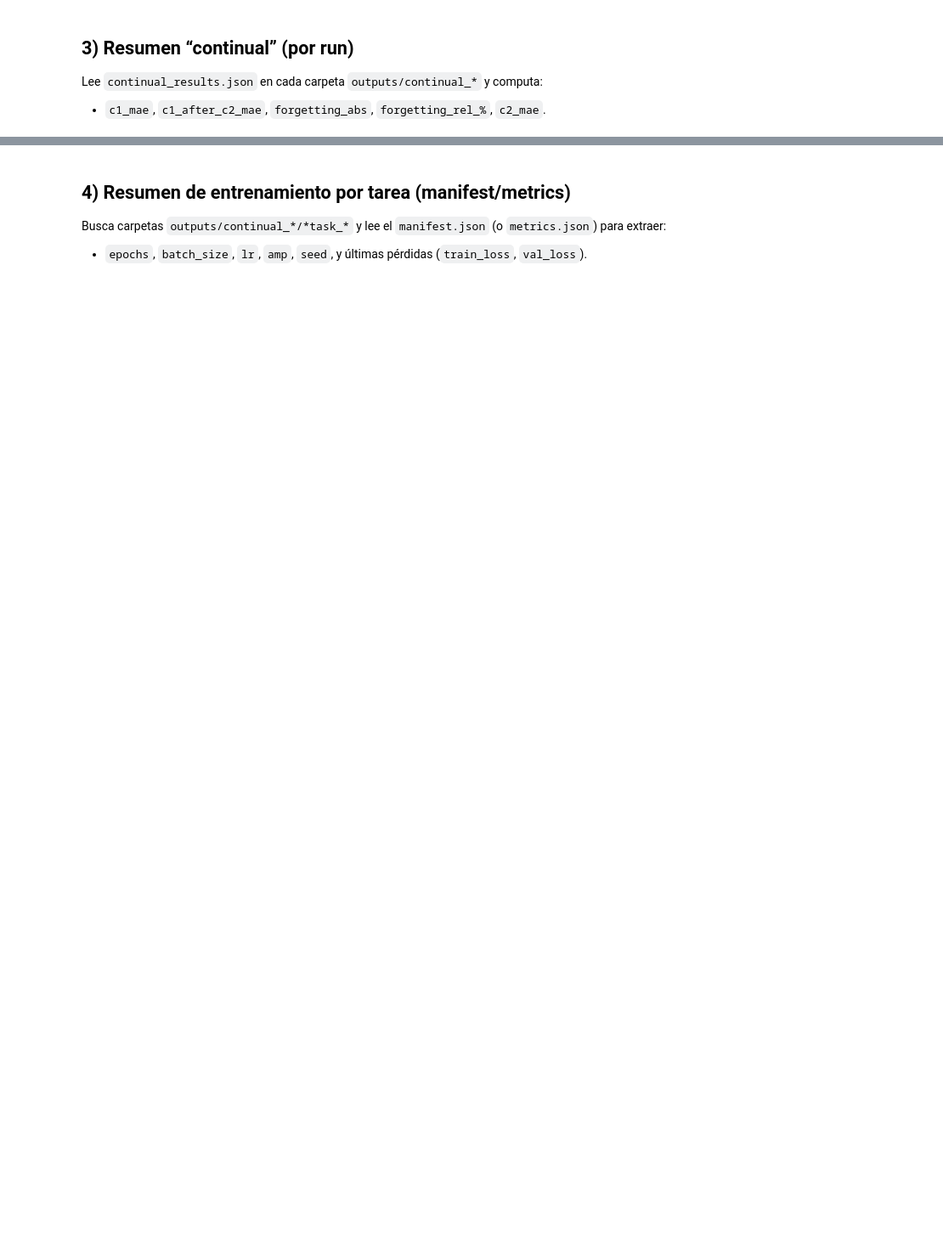
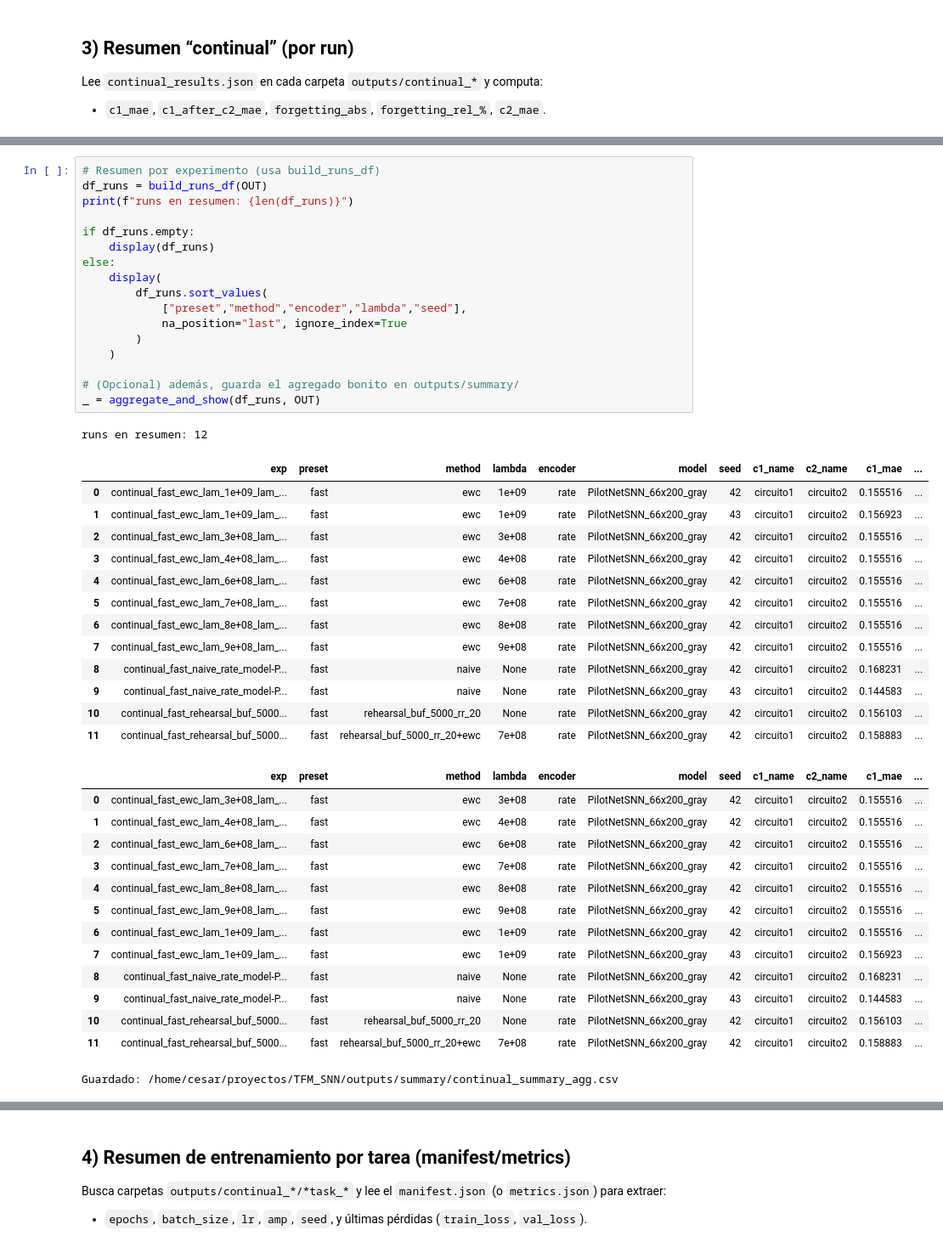
Before and after one commit to cesarfg32/TFM_SNN, a Jupyter notebook: notebooks/04_RESULTS.ipynb, the cells around one changed output, grey strips where cells are left out. Shown at 85% size. Cells and saved outputs as stored; diff of their text form; blank space fills up the shorter version.

```diff
--- a/notebooks/04_RESULTS.ipynb
+++ b/notebooks/04_RESULTS.ipynb
@@ -153,0 +61,46 @@ runs en resumen: 9
+# %%
+# Resumen por experimento (usa build_runs_df)
+df_runs = build_runs_df(OUT)
+print(f"runs en resumen: {len(df_runs)}")
+
+if df_runs.empty:
+    display(df_runs)
+else:
+    display(
+        df_runs.sort_values(
+            ["preset","method","encoder","lambda","seed"],
+            na_position="last", ignore_index=True
+        )
+    )
+
+# (Opcional) además, guarda el agregado bonito en outputs/summary/
+_ = aggregate_and_show(df_runs, OUT)
+# %% [output]
+runs en resumen: 12
+|  | exp | preset | method | lambda | encoder | model | seed | c1_name | c2_name | c1_mae | ... |
+| 0 | continual_fast_ewc_lam_1e+09_lam_... | fast | ewc | 1e+09 | rate | PilotNetSNN_66x200_gray | 42 | circuito1 | circuito2 | 0.155516 | ... |
+| 1 | continual_fast_ewc_lam_1e+09_lam_... | fast | ewc | 1e+09 | rate | PilotNetSNN_66x200_gray | 43 | circuito1 | circuito2 | 0.156923 | ... |
+| 2 | continual_fast_ewc_lam_3e+08_lam_... | fast | ewc | 3e+08 | rate | PilotNetSNN_66x200_gray | 42 | circuito1 | circuito2 | 0.155516 | ... |
+| 3 | continual_fast_ewc_lam_4e+08_lam_... | fast | ewc | 4e+08 | rate | PilotNetSNN_66x200_gray | 42 | circuito1 | circuito2 | 0.155516 | ... |
+| 4 | continual_fast_ewc_lam_6e+08_lam_... | fast | ewc | 6e+08 | rate | PilotNetSNN_66x200_gray | 42 | circuito1 | circuito2 | 0.155516 | ... |
+| 5 | continual_fast_ewc_lam_7e+08_lam_... | fast | ewc | 7e+08 | rate | PilotNetSNN_66x200_gray | 42 | circuito1 | circuito2 | 0.155516 | ... |
+| 6 | continual_fast_ewc_lam_8e+08_lam_... | fast | ewc | 8e+08 | rate | PilotNetSNN_66x200_gray | 42 | circuito1 | circuito2 | 0.155516 | ... |
+| 7 | continual_fast_ewc_lam_9e+08_lam_... | fast | ewc | 9e+08 | rate | PilotNetSNN_66x200_gray | 42 | circuito1 | circuito2 | 0.155516 | ... |
+| 8 | continual_fast_naive_rate_model-P... | fast | naive | None | rate | PilotNetSNN_66x200_gray | 42 | circuito1 | circuito2 | 0.168231 | ... |
+| 9 | continual_fast_naive_rate_model-P... | fast | naive | None | rate | PilotNetSNN_66x200_gray | 43 | circuito1 | circuito2 | 0.144583 | ... |
+| 10 | continual_fast_rehearsal_buf_5000... | fast | rehearsal_buf_5000_rr_20 | None | rate | PilotNetSNN_66x200_gray | 42 | circuito1 | circuito2 | 0.156103 | ... |
+| 11 | continual_fast_rehearsal_buf_5000... | fast | rehearsal_buf_5000_rr_20+ewc | 7e+08 | rate | PilotNetSNN_66x200_gray | 42 | circuito1 | circuito2 | 0.158883 | ... |
+|  | exp | preset | method | lambda | encoder | model | seed | c1_name | c2_name | c1_mae | ... |
+| 0 | continual_fast_ewc_lam_3e+08_lam_... | fast | ewc | 3e+08 | rate | PilotNetSNN_66x200_gray | 42 | circuito1 | circuito2 | 0.155516 | ... |
+| 1 | continual_fast_ewc_lam_4e+08_lam_... | fast | ewc | 4e+08 | rate | PilotNetSNN_66x200_gray | 42 | circuito1 | circuito2 | 0.155516 | ... |
+| 2 | continual_fast_ewc_lam_6e+08_lam_... | fast | ewc | 6e+08 | rate | PilotNetSNN_66x200_gray | 42 | circuito1 | circuito2 | 0.155516 | ... |
+| 3 | continual_fast_ewc_lam_7e+08_lam_... | fast | ewc | 7e+08 | rate | PilotNetSNN_66x200_gray | 42 | circuito1 | circuito2 | 0.155516 | ... |
+| 4 | continual_fast_ewc_lam_8e+08_lam_... | fast | ewc | 8e+08 | rate | PilotNetSNN_66x200_gray | 42 | circuito1 | circuito2 | 0.155516 | ... |
+| 5 | continual_fast_ewc_lam_9e+08_lam_... | fast | ewc | 9e+08 | rate | PilotNetSNN_66x200_gray | 42 | circuito1 | circuito2 | 0.155516 | ... |
+| 6 | continual_fast_ewc_lam_1e+09_lam_... | fast | ewc | 1e+09 | rate | PilotNetSNN_66x200_gray | 42 | circuito1 | circuito2 | 0.155516 | ... |
+| 7 | continual_fast_ewc_lam_1e+09_lam_... | fast | ewc | 1e+09 | rate | PilotNetSNN_66x200_gray | 43 | circuito1 | circuito2 | 0.156923 | ... |
+| 8 | continual_fast_naive_rate_model-P... | fast | naive | None | rate | PilotNetSNN_66x200_gray | 42 | circuito1 | circuito2 | 0.168231 | ... |
+| 9 | continual_fast_naive_rate_model-P... | fast | naive | None | rate | PilotNetSNN_66x200_gray | 43 | circuito1 | circuito2 | 0.144583 | ... |
+| 10 | continual_fast_rehearsal_buf_5000... | fast | rehearsal_buf_5000_rr_20 | None | rate | PilotNetSNN_66x200_gray | 42 | circuito1 | circuito2 | 0.156103 | ... |
+| 11 | continual_fast_rehearsal_buf_5000... | fast | rehearsal_buf_5000_rr_20+ewc | 7e+08 | rate | PilotNetSNN_66x200_gray | 42 | circuito1 | circuito2 | 0.158883 | ... |
+Guardado: /home/cesar/proyectos/TFM_SNN/outputs/summary/continual_summary_agg.csv
```
Also changed, not shown: parts of 8 cells of this notebook, 5 other files.
